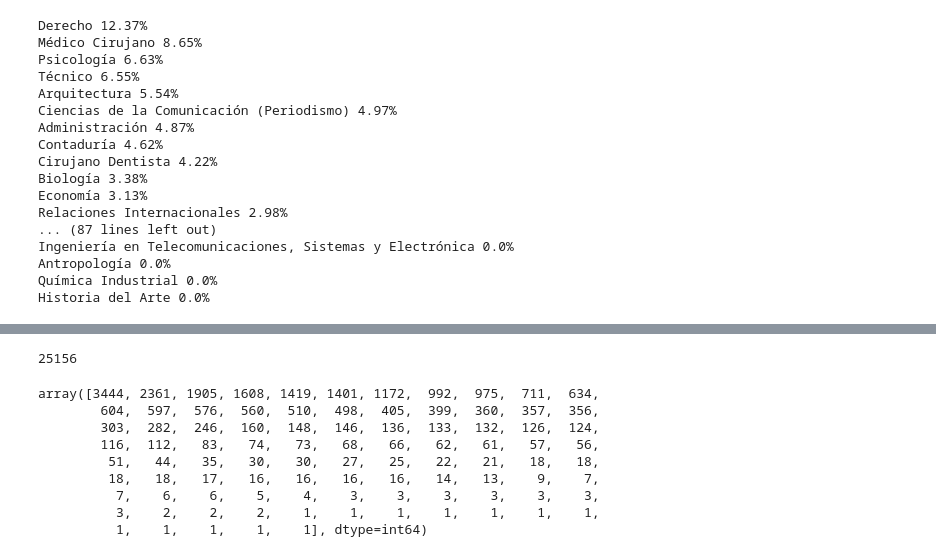
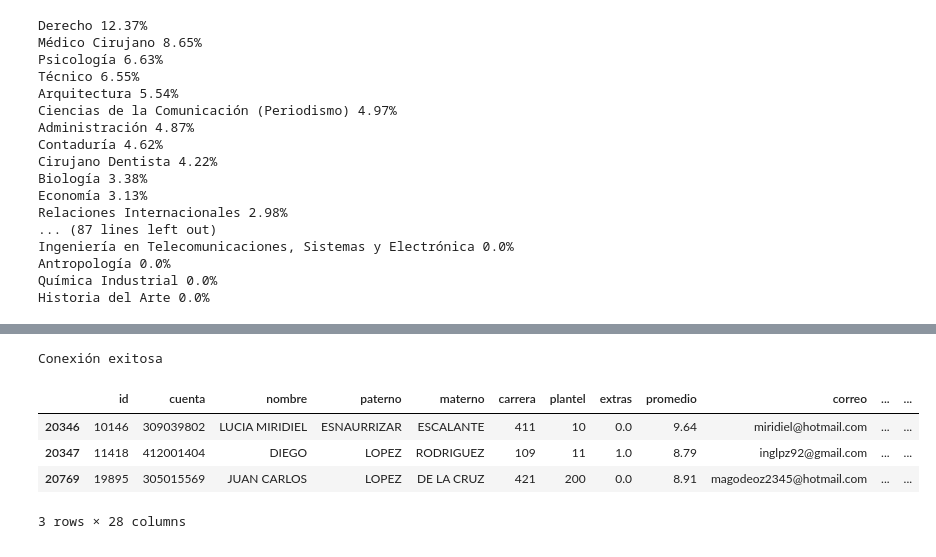
Before and after one commit to AjoloteCosmico/PVE-polls, a Jupyter notebook: public/work-data.ipynb, the cells around one changed output, grey strips where cells are left out. Saved outputs shown, nothing was run; the diff lists cells and outputs as text; code cells hidden in the pictures.

Commit message:
correccion al bug de doble carrera

```diff
--- a/public/work-data.ipynb
+++ b/public/work-data.ipynb
@@ -1558,16 +1554,48 @@ eg_sur['name_car'].value_counts().values.sum()
-# %%
-len(eg_sur)
-# %% [output]
-25156
-# %%
-eg_sur['name_car'].value_counts().values
-# %% [output]
-array([3444, 2361, 1905, 1608, 1419, 1401, 1172,  992,  975,  711,  634,
-        604,  597,  576,  560,  510,  498,  405,  399,  360,  357,  356,
-        303,  282,  246,  160,  148,  146,  136,  133,  132,  126,  124,
-        116,  112,   83,   74,   73,   68,   66,   62,   61,   57,   56,
-         51,   44,   35,   30,   30,   27,   25,   22,   21,   18,   18,
-         18,   18,   17,   16,   16,   16,   16,   14,   13,    9,    7,
-          7,    6,    6,    5,    4,    3,    3,    3,    3,    3,    3,
-          3,    2,    2,    2,    1,    1,    1,    1,    1,    1,    1,
-          1,    1,    1,    1,    1], dtype=int64)
+# %%
+import sys
+import xlsxwriter
+import pandas as pd
+import sys
+import psycopg2
+import os
+from dotenv import load_dotenv
+from datetime import date
+
+today = date.today()
+load_dotenv()
+
+#configurar la conexion a la base de datos
+DB_USERNAME = os.getenv('DB_USERNAME')
+DB_DATABASE = os.getenv('DB_DATABASE')
+DB_PASSWORD = os.getenv('DB_PASSWORD')
+DB_PORT = os.getenv('DB_PORT')
+DB_HOST=os.getenv('DB_HOST')
+
+# Conectar a DB
+# Conectar a PostgreSQL
+try:
+    cnx = psycopg2.connect(
+        user=DB_USERNAME,
+        password=DB_PASSWORD,
+        host=DB_HOST,
+        port=DB_PORT,
+        database=DB_DATABASE
+    )
+    print("Conexión exitosa")
+except psycopg2.Error as e:
+    print("Ocurrió un error al conectar a la base de datos:", e)
+# %% [output]
+Conexión exitosa
+# %%
+#hallar egresados con dos carreras
+egresados=pd.read_sql('select * from egresados where muestra=3 or act_suvery=1',cnx)
+# %%
+doble_car=egresados[egresados['cuenta'].duplicated()]
+# %%
+doble_car
+# %% [output]
+|  | id | cuenta | nombre | paterno | materno | carrera | plantel | extras | promedio | correo | ... | ... |
+| 20346 | 10146 | 309039802 | LUCIA MIRIDIEL | ESNAURRIZAR | ESCALANTE | 411 | 10 | 0.0 | 9.64 | miridiel@hotmail.com | ... | ... |
+| 20347 | 11418 | 412001404 | DIEGO | LOPEZ | RODRIGUEZ | 109 | 11 | 1.0 | 8.79 | inglpz92@gmail.com | ... | ... |
+| 20769 | 19895 | 305015569 | JUAN CARLOS | LOPEZ | DE LA CRUZ | 421 | 200 | 0.0 | 8.91 | magodeoz2345@hotmail.com | ... | ... |
+3 rows × 28 columns
```
Also changed, not shown: parts of 1 cell of this notebook, 9 other files.
